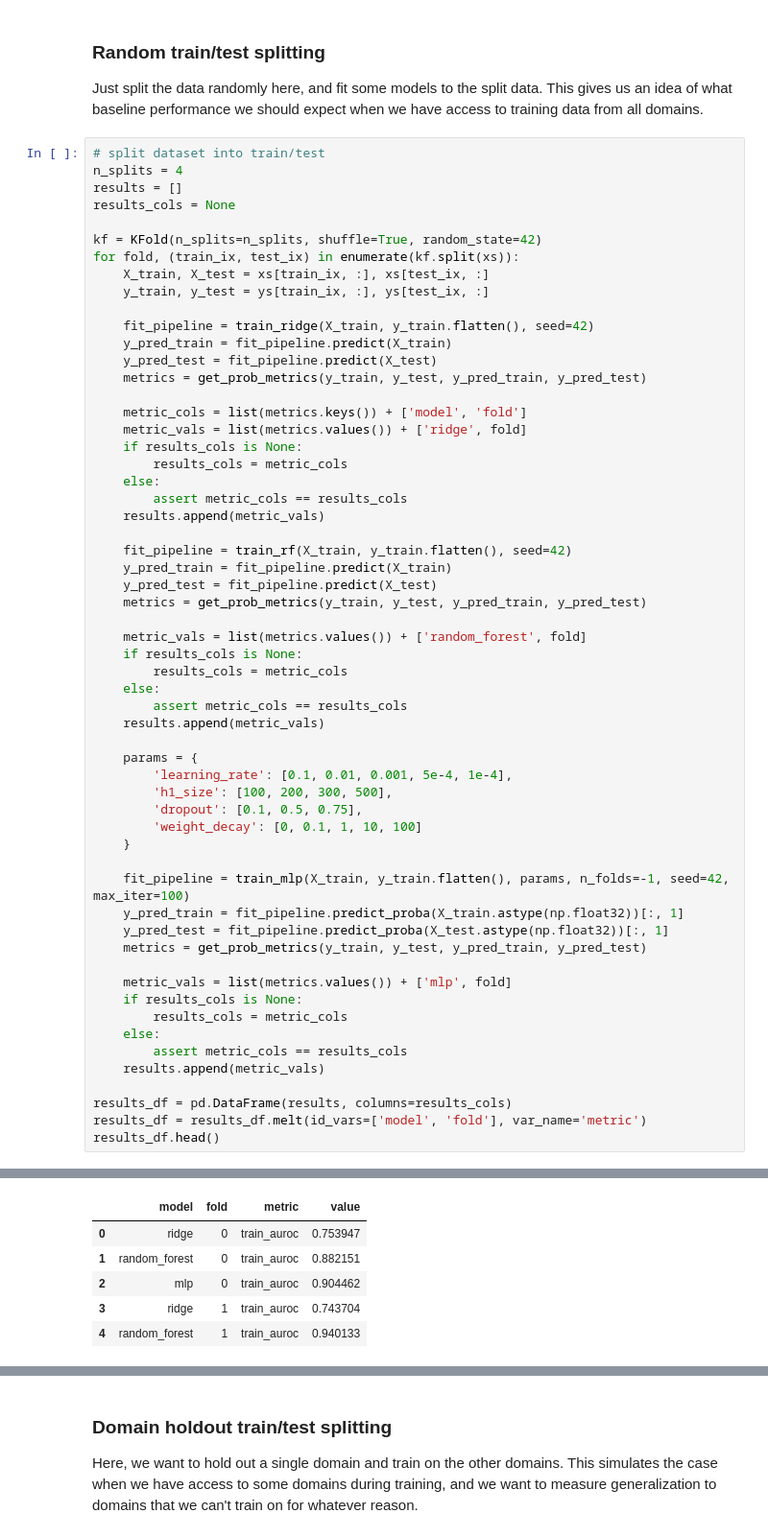
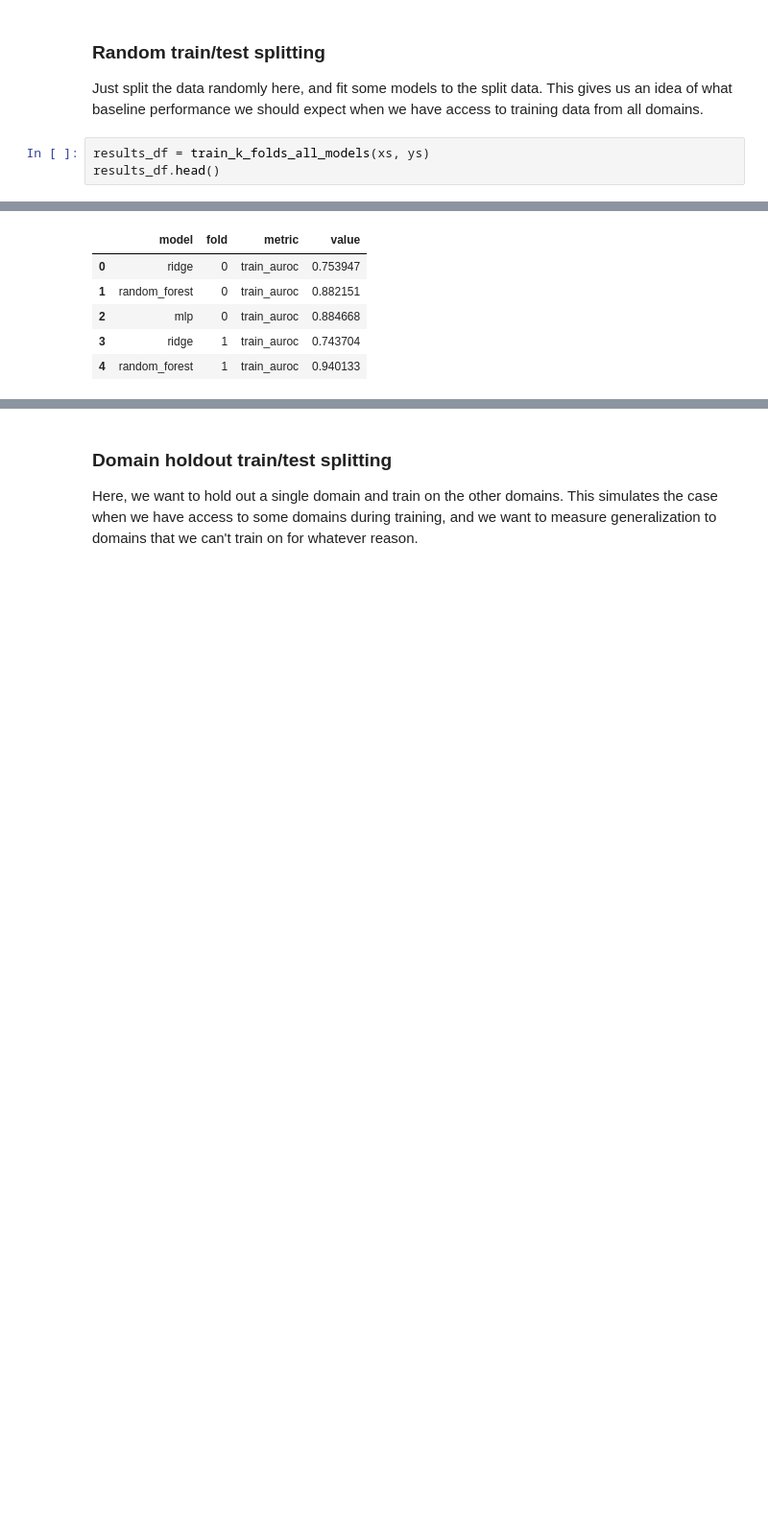
Before and after one commit to greenelab/pancancer-evaluation, a Jupyter notebook: 09_simulations/simulate_domains.ipynb, the cells around one changed output, grey strips where cells are left out. Shown at 96% size. Drawn from its saved outputs; the diff is of its cells as text; blank space fills up the shorter version.

```diff
--- a/09_simulations/simulate_domains.ipynb
+++ b/09_simulations/simulate_domains.ipynb
@@ -125,72 +119,17 @@ axarr[1].legend()
 
 Just split the data randomly here, and fit some models to the split data. This gives us an idea of what baseline performance we should expect when we have access to training data from all domains.
 # %%
-# split dataset into train/test
-n_splits = 4
-results = []
-results_cols = None
-
-kf = KFold(n_splits=n_splits, shuffle=True, random_state=42)
-for fold, (train_ix, test_ix) in enumerate(kf.split(xs)):
-    X_train, X_test = xs[train_ix, :], xs[test_ix, :]
-    y_train, y_test = ys[train_ix, :], ys[test_ix, :]
-
-    fit_pipeline = train_ridge(X_train, y_train.flatten(), seed=42)
-    y_pred_train = fit_pipeline.predict(X_train)
-    y_pred_test = fit_pipeline.predict(X_test)
-    metrics = get_prob_metrics(y_train, y_test, y_pred_train, y_pred_test)
-
-    metric_cols = list(metrics.keys()) + ['model', 'fold']
-    metric_vals = list(metrics.values()) + ['ridge', fold]
-    if results_cols is None:
-        results_cols = metric_cols
-    else:
-        assert metric_cols == results_cols
-    results.append(metric_vals)
-
-    fit_pipeline = train_rf(X_train, y_train.flatten(), seed=42)
-    y_pred_train = fit_pipeline.predict(X_train)
-    y_pred_test = fit_pipeline.predict(X_test)
-    metrics = get_prob_metrics(y_train, y_test, y_pred_train, y_pred_test)
-
-    metric_vals = list(metrics.values()) + ['random_forest', fold]
-    if results_cols is None:
-        results_cols = metric_cols
-    else:
-        assert metric_cols == results_cols
-    results.append(metric_vals)
-
-    params = {
-        'learning_rate': [0.1, 0.01, 0.001, 5e-4, 1e-4],
-        'h1_size': [100, 200, 300, 500],
-        'dropout': [0.1, 0.5, 0.75],
-        'weight_decay': [0, 0.1, 1, 10, 100]
-    }
-
-    fit_pipeline = train_mlp(X_train, y_train.flatten(), params, n_folds=-1, seed=42, max_iter=100)
-    y_pred_train = fit_pipeline.predict_proba(X_train.astype(np.float32))[:, 1]
-    y_pred_test = fit_pipeline.predict_proba(X_test.astype(np.float32))[:, 1]
-    metrics = get_prob_metrics(y_train, y_test, y_pred_train, y_pred_test)
-
-    metric_vals = list(metrics.values()) + ['mlp', fold]
-    if results_cols is None:
-        results_cols = metric_cols
-    else:
-        assert metric_cols == results_cols
-    results.append(metric_vals)
-
-results_df = pd.DataFrame(results, columns=results_cols)
-results_df = results_df.melt(id_vars=['model', 'fold'], var_name='metric')
+results_df = train_k_folds_all_models(xs, ys)
 results_df.head()
 # %% [output]
 Fitting 1 folds for each of 20 candidates, totalling 20 fits
 Fitting 1 folds for each of 20 candidates, totalling 20 fits
 Fitting 1 folds for each of 20 candidates, totalling 20 fits
 Fitting 1 folds for each of 20 candidates, totalling 20 fits
 |  | model | fold | metric | value |
 | 0 | ridge | 0 | train_auroc | 0.753947 |
 | 1 | random_forest | 0 | train_auroc | 0.882151 |
-| 2 | mlp | 0 | train_auroc | 0.904462 |
+| 2 | mlp | 0 | train_auroc | 0.884668 |
 | 3 | ridge | 1 | train_auroc | 0.743704 |
 | 4 | random_forest | 1 | train_auroc | 0.940133 |
 # %%
```
Also changed, not shown: parts of 15 cells of this notebook, 2 other files.
